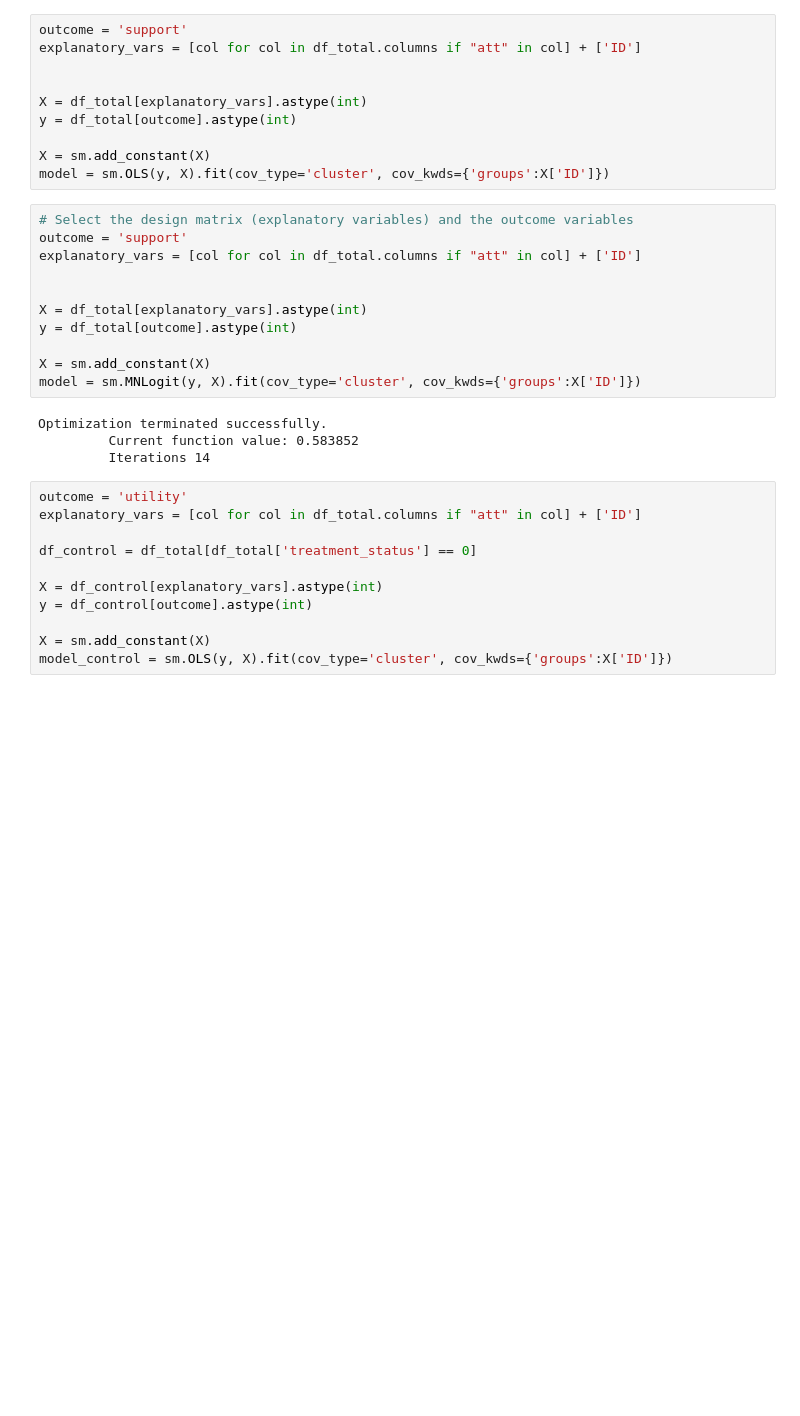
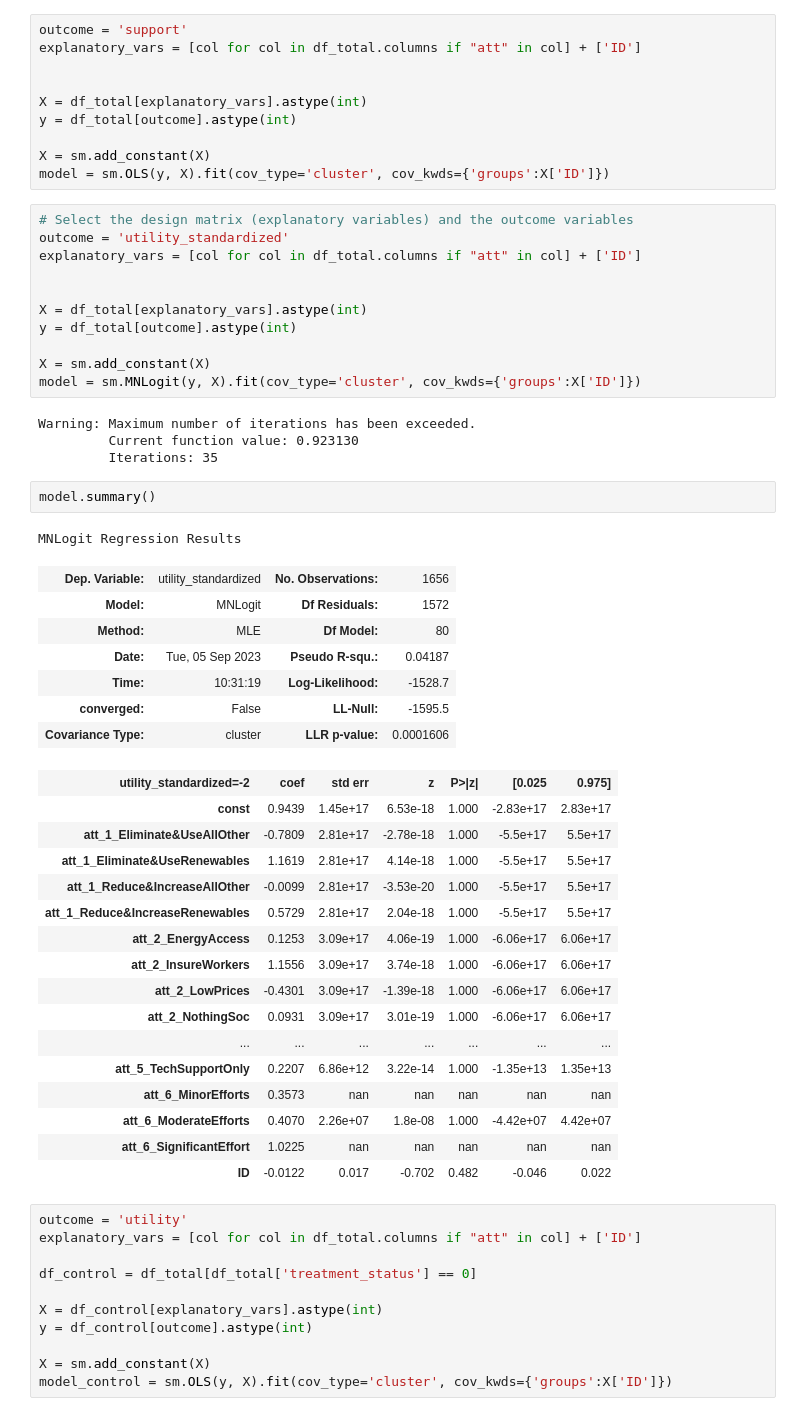
Before and after one commit to sjurlne/Attitudes-Towards-Just-Energy-Transition-Initiatives, a Jupyter notebook: sandbox/sandbox_regressions.ipynb, the cells around one changed output. Drawn from its saved outputs; the diff is of its cells as text; blank space fills up the shorter version.

```diff
--- a/sandbox/sandbox_regressions.ipynb
+++ b/sandbox/sandbox_regressions.ipynb
@@ -34,7 +31,7 @@ X = sm.add_constant(X)
 model = sm.OLS(y, X).fit(cov_type='cluster', cov_kwds={'groups':X['ID']})
 # %%
 # Select the design matrix (explanatory variables) and the outcome variables
-outcome = 'support'
+outcome = 'utility_standardized'
 explanatory_vars = [col for col in df_total.columns if "att" in col] + ['ID']
 
 
@@ -44,9 +41,36 @@ y = df_total[outcome].astype(int)
 X = sm.add_constant(X)
 model = sm.MNLogit(y, X).fit(cov_type='cluster', cov_kwds={'groups':X['ID']})
 # %% [output]
-Optimization terminated successfully.
-         Current function value: 0.583852
-         Iterations 14
+Warning: Maximum number of iterations has been exceeded.
+         Current function value: 0.923130
+         Iterations: 35
+# %%
+model.summary()
+# %% [output]
+MNLogit Regression Results
+| Dep. Variable: | utility_standardized | No. Observations: | 1656 |
+| Model: | MNLogit | Df Residuals: | 1572 |
+| Method: | MLE | Df Model: | 80 |
+| Date: | Tue, 05 Sep 2023 | Pseudo R-squ.: | 0.04187 |
+| Time: | 10:31:19 | Log-Likelihood: | -1528.7 |
+| converged: | False | LL-Null: | -1595.5 |
+| Covariance Type: | cluster | LLR p-value: | 0.0001606 |
+| utility_standardized=-2 | coef | std err | z | P>|z| | [0.025 | 0.975] |
+| const | 0.9439 | 1.45e+17 | 6.53e-18 | 1.000 | -2.83e+17 | 2.83e+17 |
+| att_1_Eliminate&UseAllOther | -0.7809 | 2.81e+17 | -2.78e-18 | 1.000 | -5.5e+17 | 5.5e+17 |
+| att_1_Eliminate&UseRenewables | 1.1619 | 2.81e+17 | 4.14e-18 | 1.000 | -5.5e+17 | 5.5e+17 |
+| att_1_Reduce&IncreaseAllOther | -0.0099 | 2.81e+17 | -3.53e-20 | 1.000 | -5.5e+17 | 5.5e+17 |
+| att_1_Reduce&IncreaseRenewables | 0.5729 | 2.81e+17 | 2.04e-18 | 1.000 | -5.5e+17 | 5.5e+17 |
+| att_2_EnergyAccess | 0.1253 | 3.09e+17 | 4.06e-19 | 1.000 | -6.06e+17 | 6.06e+17 |
+| att_2_InsureWorkers | 1.1556 | 3.09e+17 | 3.74e-18 | 1.000 | -6.06e+17 | 6.06e+17 |
+| att_2_LowPrices | -0.4301 | 3.09e+17 | -1.39e-18 | 1.000 | -6.06e+17 | 6.06e+17 |
+| att_2_NothingSoc | 0.0931 | 3.09e+17 | 3.01e-19 | 1.000 | -6.06e+17 | 6.06e+17 |
+| ... | ... | ... | ... | ... | ... | ... |
+| att_5_TechSupportOnly | 0.2207 | 6.86e+12 | 3.22e-14 | 1.000 | -1.35e+13 | 1.35e+13 |
+| att_6_MinorEfforts | 0.3573 | nan | nan | nan | nan | nan |
+| att_6_ModerateEfforts | 0.4070 | 2.26e+07 | 1.8e-08 | 1.000 | -4.42e+07 | 4.42e+07 |
+| att_6_SignificantEffort | 1.0225 | nan | nan | nan | nan | nan |
+| ID | -0.0122 | 0.017 | -0.702 | 0.482 | -0.046 | 0.022 |
 # %%
 outcome = 'utility'
 explanatory_vars = [col for col in df_total.columns if "att" in col] + ['ID']
```
Also changed, not shown: parts of 1 cell of this notebook, 23 other files.
